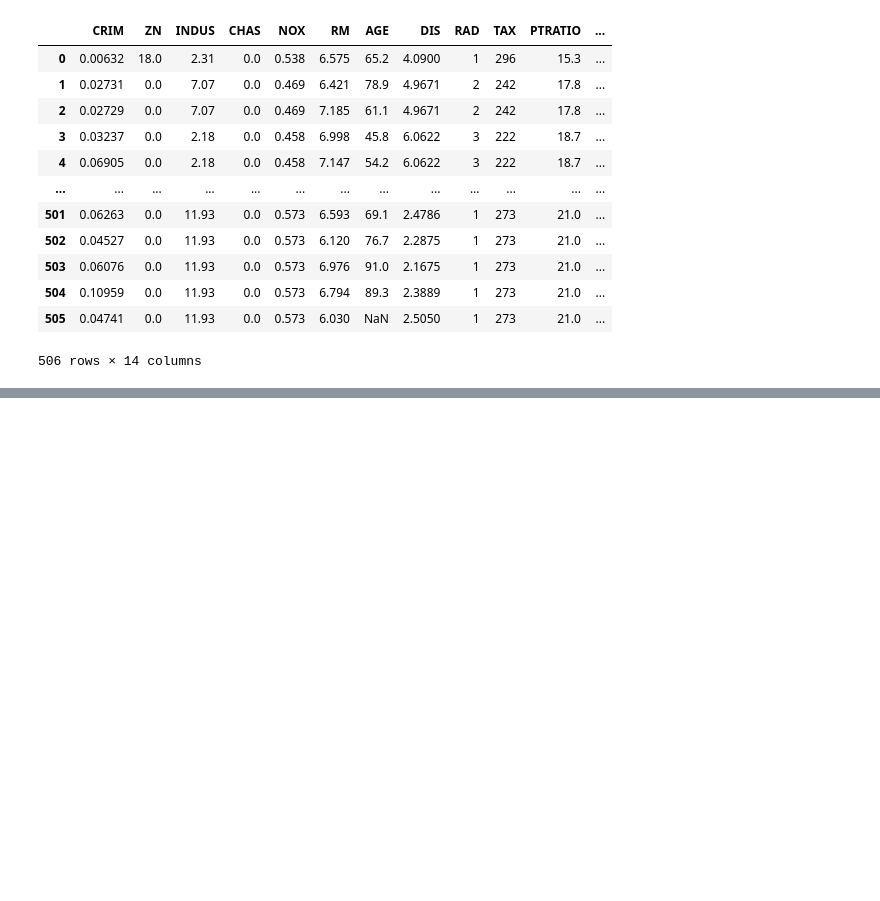
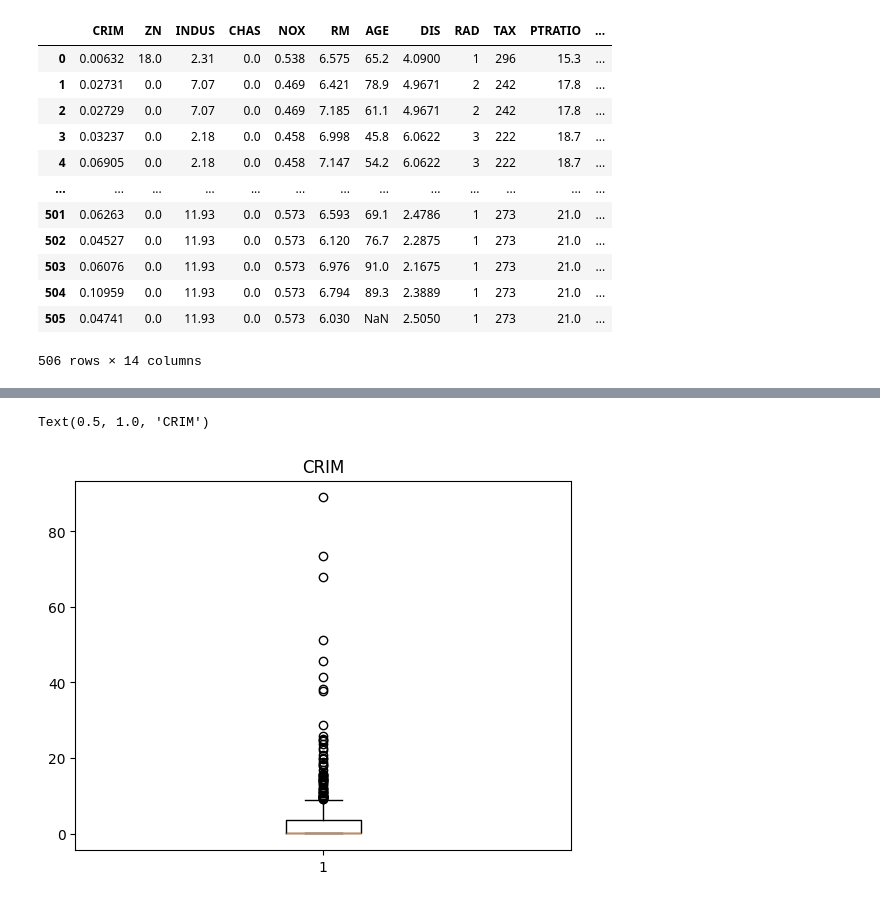
Before and after one commit to minkyungbae/My-assignments, a Jupyter notebook: Chapter2_Assignment_241231/machine_learning_이상치 처리.ipynb, the cells around one changed output, grey strips where cells are left out. Saved outputs shown, nothing was run; the diff lists cells and outputs as text; code cells hidden in the pictures; blank space fills up the shorter version.

```diff
--- a/Chapter2_Assignment_241231/machine_learning_이상치 처리.ipynb
+++ b/Chapter2_Assignment_241231/machine_learning_이상치 처리.ipynb
@@ -18,0 +57,11 @@ df_housingdata
+# %%
+# 그래프 만들기(CRIM 칼럼의 이상치, 최댓&최솟값, 유효값 확인)
+# 해석 : 데이터 양이 적어서 판단이 불가하다고 판단함
+import numpy as np
+import pandas as pd
+import matplotlib.pyplot as plt
+plt.boxplot(df_filtered_housingdata_dropped_rows['CRIM'])
+plt.title("CRIM")   # 그래프 제목 적기
+# %% [output]
+Text(0.5, 1.0, 'CRIM')
+[figure, added]
```
Also changed, not shown: parts of 6 cells of this notebook.
